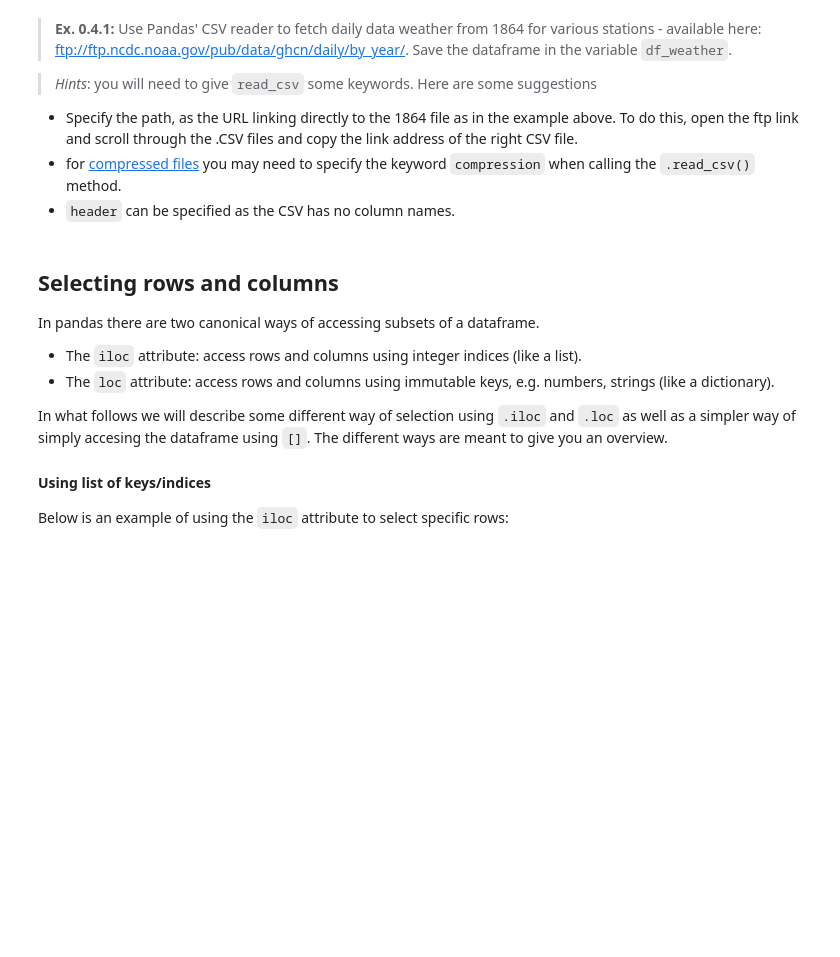
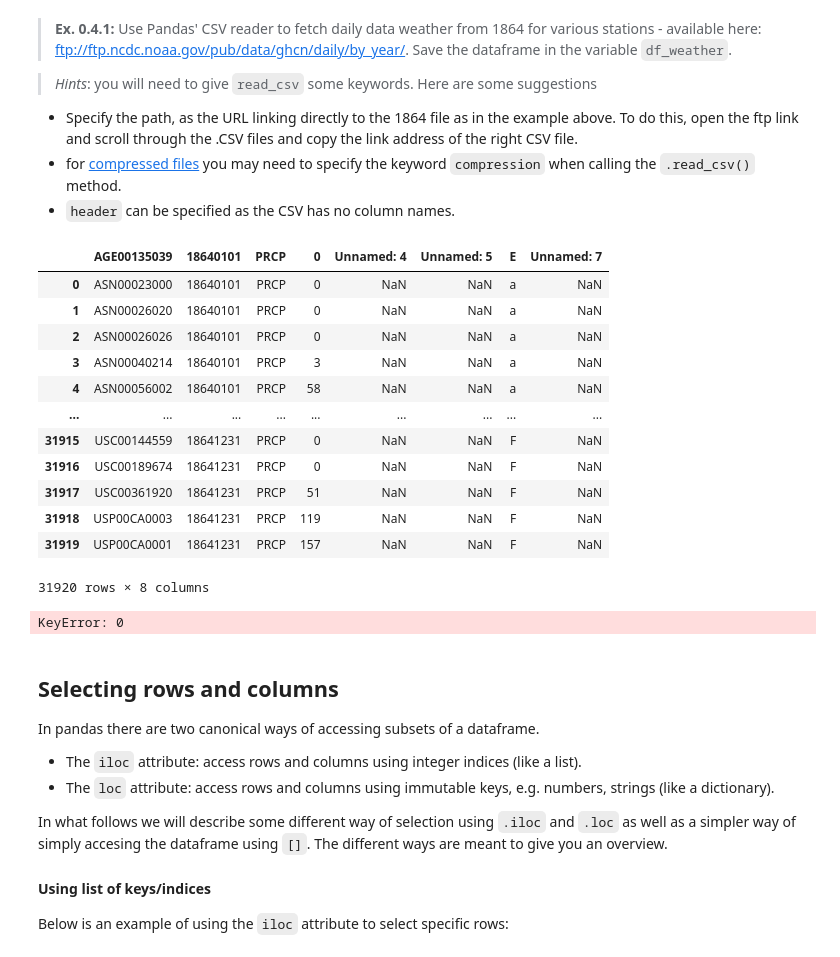
Before and after one commit to annarenneke/AnnaRenneke, a Jupyter notebook: assignment_0_ALR.ipynb, the cells around one changed output. Drawn from its saved outputs; the diff is of its cells as text; code cells hidden in the pictures; blank space fills up the shorter version.

```diff
--- a/assignment_0_ALR.ipynb
+++ b/assignment_0_ALR.ipynb
@@ -918,7 +951,30 @@ raise NotImplementedError()
+# %%
+#CODE
+url_weather = 'ftp://ftp.ncdc.noaa.gov/pub/data/ghcn/daily/by_year/1864.csv.gz'
+df_weather = pd.read_csv(url_weather)
+df_weather
+
+#Something goes wrong here but the data is fetched
+# %% [output]
+|  | AGE00135039 | 18640101 | PRCP | 0 | Unnamed: 4 | Unnamed: 5 | E | Unnamed: 7 |
+| 0 | ASN00023000 | 18640101 | PRCP | 0 | NaN | NaN | a | NaN |
+| 1 | ASN00026020 | 18640101 | PRCP | 0 | NaN | NaN | a | NaN |
+| 2 | ASN00026026 | 18640101 | PRCP | 0 | NaN | NaN | a | NaN |
+| 3 | ASN00040214 | 18640101 | PRCP | 3 | NaN | NaN | a | NaN |
+| 4 | ASN00056002 | 18640101 | PRCP | 58 | NaN | NaN | a | NaN |
+| ... | ... | ... | ... | ... | ... | ... | ... | ... |
+| 31915 | USC00144559 | 18641231 | PRCP | 0 | NaN | NaN | F | NaN |
+| 31916 | USC00189674 | 18641231 | PRCP | 0 | NaN | NaN | F | NaN |
+| 31917 | USC00361920 | 18641231 | PRCP | 51 | NaN | NaN | F | NaN |
+| 31918 | USP00CA0003 | 18641231 | PRCP | 119 | NaN | NaN | F | NaN |
+| 31919 | USP00CA0001 | 18641231 | PRCP | 157 | NaN | NaN | F | NaN |
+31920 rows × 8 columns
 # %%
 assert len(df_weather[0].unique()) == 76
 assert ('ASN00075048' in df_weather[0].unique()) & ('USP00CA0003' in  df_weather[0].unique())
 assert len(df_weather) == 31921
+# %% [output]
+KeyError: 0
 # %% [markdown]
 ## Selecting rows and columns
 
```
Also changed, not shown: parts of 45 cells of this notebook, 3 other files.
